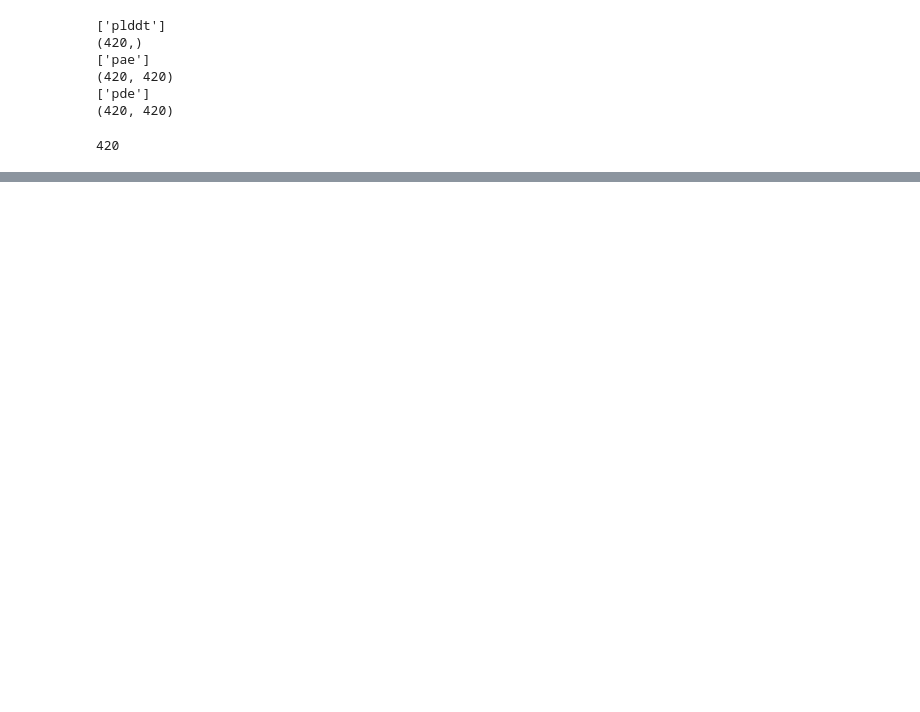
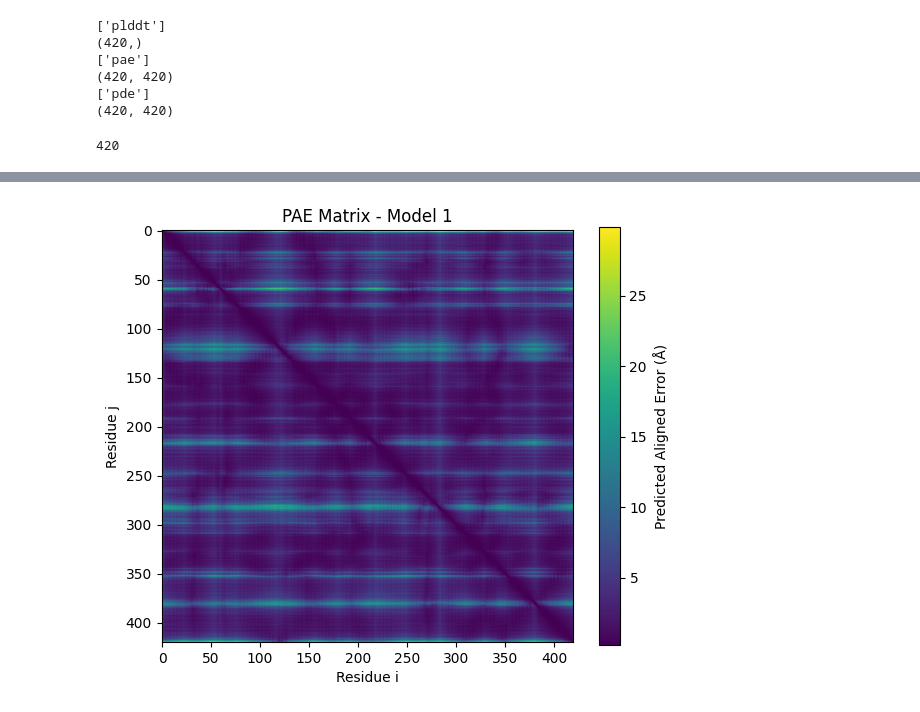
Before and after one commit to RishikeshMagar/ColabBoltz, a Jupyter notebook: ColabBoltz_Monomer.ipynb, the cells around one changed output, grey strips where cells are left out. Drawn from its saved outputs; the diff is of its cells as text; code cells hidden in the pictures; blank space fills up the shorter version.

```diff
--- a/ColabBoltz_Monomer.ipynb
+++ b/ColabBoltz_Monomer.ipynb
@@ -462,28 +474,30 @@ view.show()
 # %%
 #@title Plot PAE matrix for selected model {run: "auto"}
 import numpy as np
 import matplotlib.pyplot as plt
 import os
 
 #@markdown Select structure index (must match selected structure)
-structure_index = 0  #@param {type:"integer"}
+structure_index = 1  #@param {type:"integer"}
 
 # Load PAE matrix from npz
 pae_path = f"{jobname}/boltz_results_input/predictions/input/pae_input_model_{structure_index}.npz"
 if not os.path.isfile(pae_path):
     raise FileNotFoundError(f"PAE file not found: {pae_path}")
 
 pae_matrix = np.load(pae_path)['pae']
 
 # Plot PAE heatmap
 plt.figure(figsize=(6, 5))
 plt.imshow(pae_matrix, cmap="viridis", interpolation="nearest")
 plt.colorbar(label="Predicted Aligned Error (Å)")
 plt.title(f"PAE Matrix - Model {structure_index}")
 plt.xlabel("Residue i")
 plt.ylabel("Residue j")
 plt.tight_layout()
 plt.show()
+# %% [output]
+[figure, added]
 # %%
 if msa_mode == "custom":
   print("Don't forget to cite your custom MSA generation method.")
```
Also changed, not shown: parts of 5 cells of this notebook.
